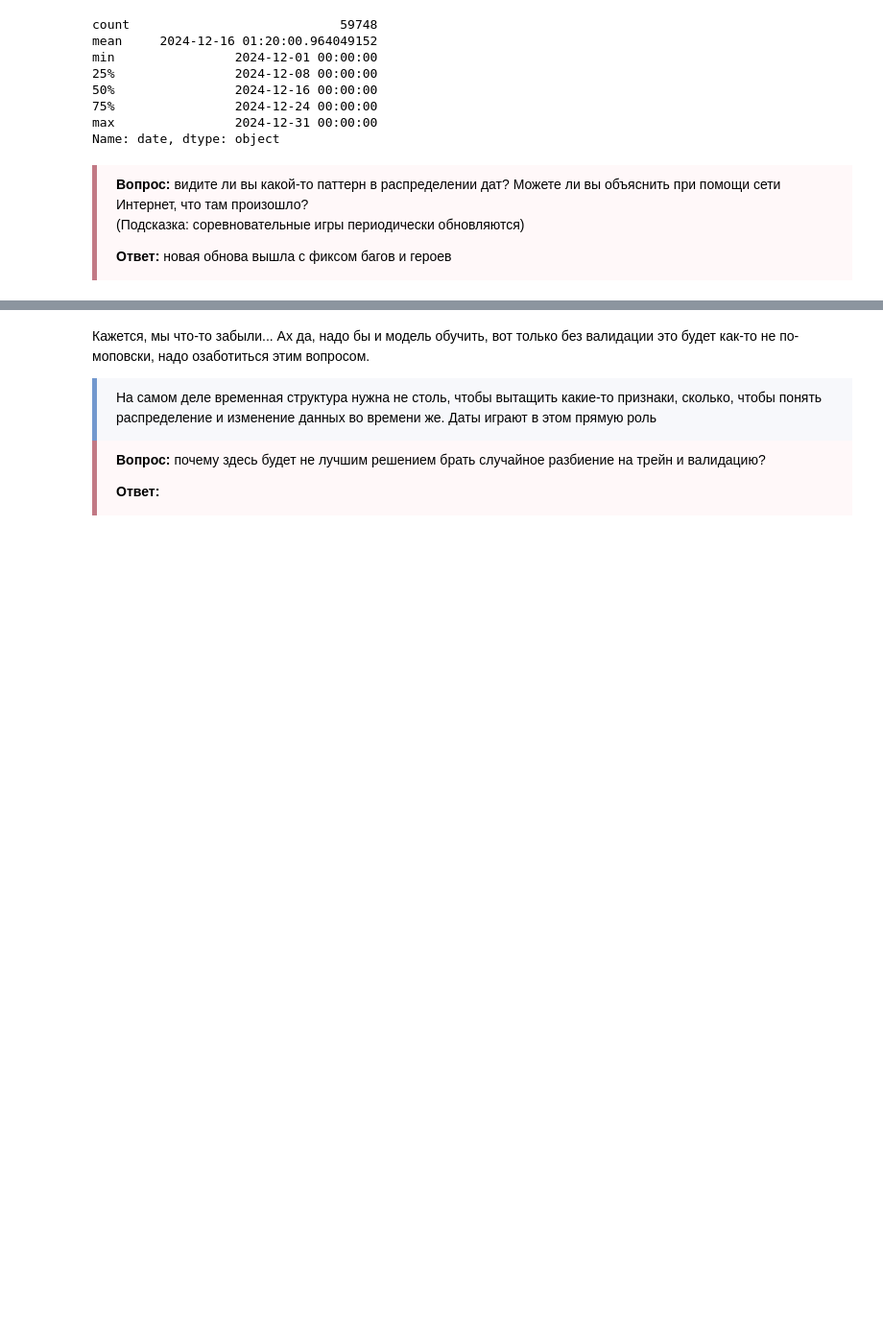
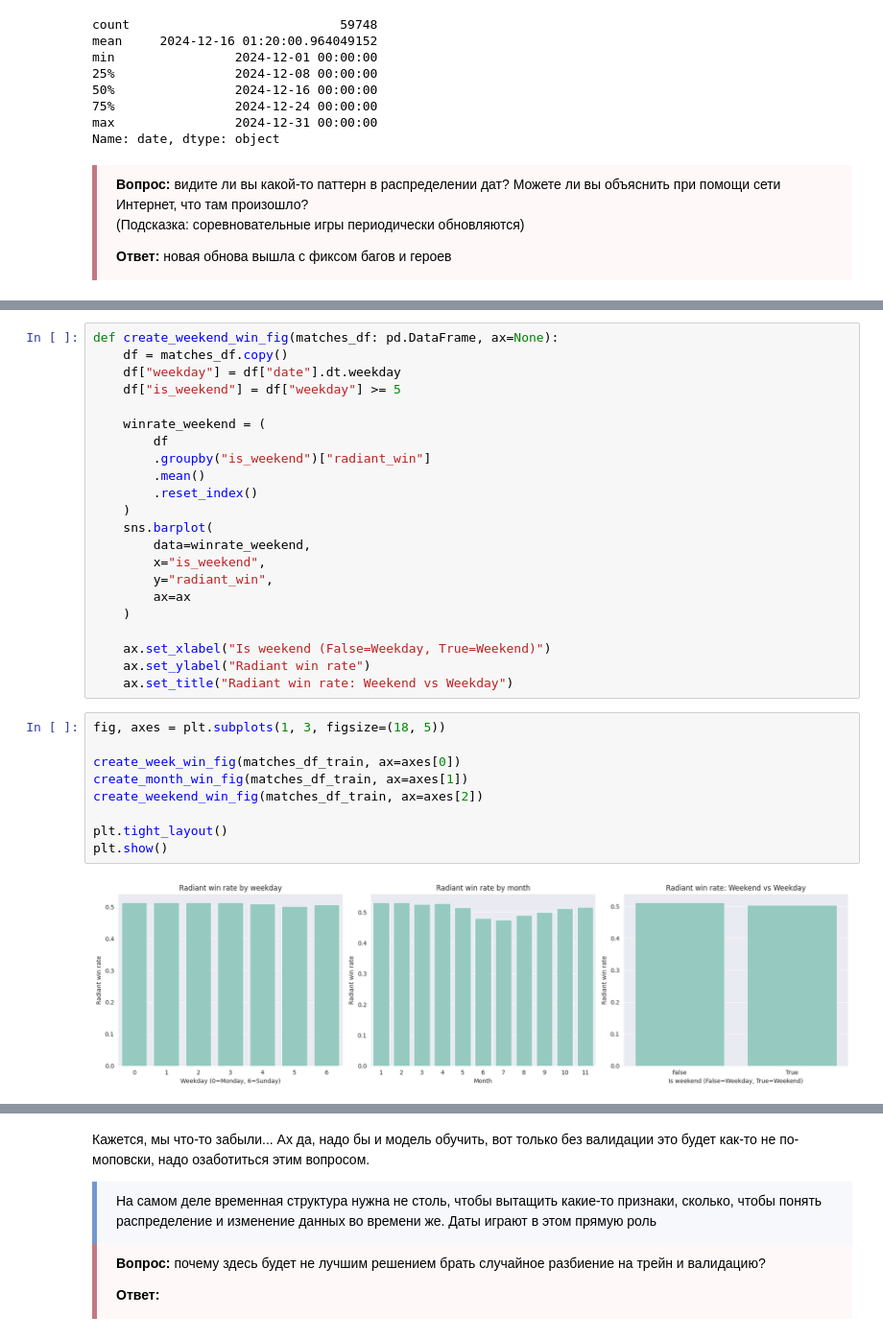
Before and after one commit to Shel2123/ML1_hw, a Jupyter notebook: hw3/homework-practice-03-base.ipynb, the cells around one changed output, grey strips where cells are left out. Shown at 96% size. Drawn from its saved outputs; the diff is of its cells as text; blank space fills up the shorter version.

```diff
--- a/hw3/homework-practice-03-base.ipynb
+++ b/hw3/homework-practice-03-base.ipynb
@@ -576,0 +592,33 @@ Name: date, dtype: object
+# %%
+def create_weekend_win_fig(matches_df: pd.DataFrame, ax=None):
+    df = matches_df.copy()
+    df["weekday"] = df["date"].dt.weekday
+    df["is_weekend"] = df["weekday"] >= 5
+
+    winrate_weekend = (
+        df
+        .groupby("is_weekend")["radiant_win"]
+        .mean()
+        .reset_index()
+    )
+    sns.barplot(
+        data=winrate_weekend,
+        x="is_weekend",
+        y="radiant_win",
+        ax=ax
+    )
+
+    ax.set_xlabel("Is weekend (False=Weekday, True=Weekend)")
+    ax.set_ylabel("Radiant win rate")
+    ax.set_title("Radiant win rate: Weekend vs Weekday")
+# %%
+fig, axes = plt.subplots(1, 3, figsize=(18, 5))
+
+create_week_win_fig(matches_df_train, ax=axes[0])
+create_month_win_fig(matches_df_train, ax=axes[1])
+create_weekend_win_fig(matches_df_train, ax=axes[2])
+
+plt.tight_layout()
+plt.show()
+# %% [output]
+[figure, added]
```
Also changed, not shown: parts of 26 cells of this notebook, 2 other files.
